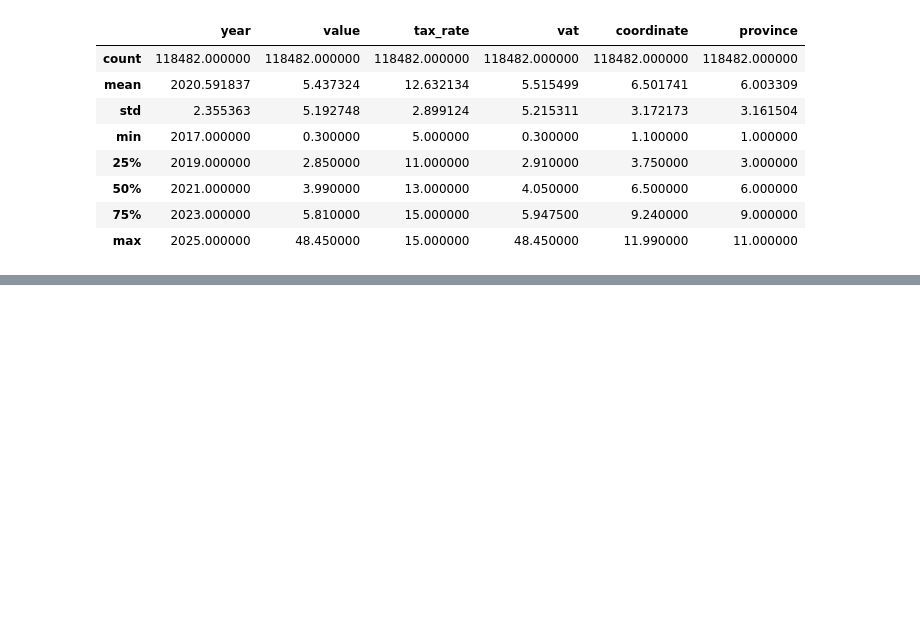
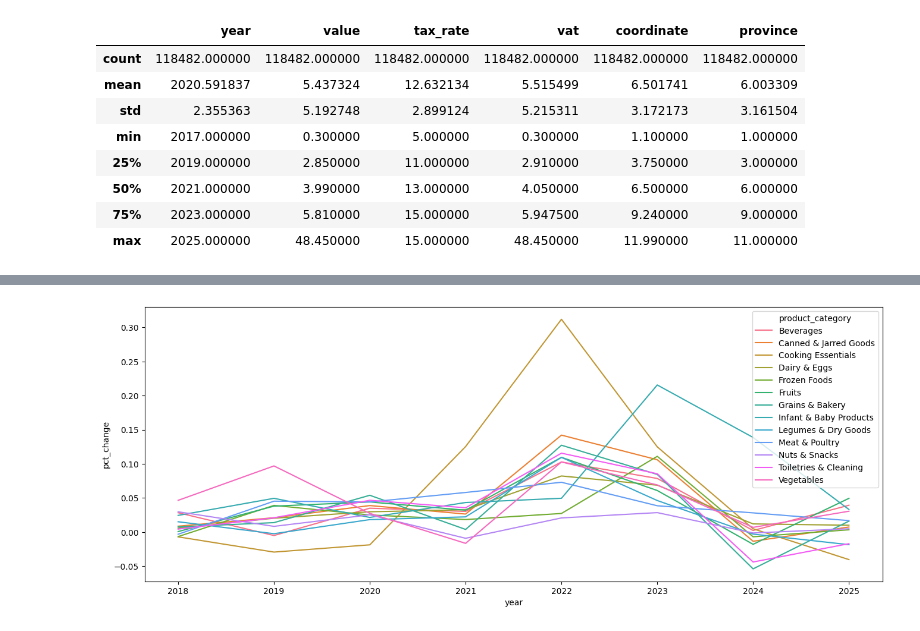
Before and after one commit to Arsh0212/Data-Analysis, a Jupyter notebook: Retail-Data-Analysis/RETAIL_DATA.ipynb, the cells around one changed output, grey strips where cells are left out. Cells and saved outputs as stored; diff of their text form; code cells hidden in the pictures; blank space fills up the shorter version.

```diff
--- a/Retail-Data-Analysis/RETAIL_DATA.ipynb
+++ b/Retail-Data-Analysis/RETAIL_DATA.ipynb
@@ -127,0 +230,4 @@ plt.grid(True)
+# %%
+pct_data = retail_data.groupby(['product_category','year'])['vat'].mean().reset_index(name='mean_vat')
+pct_data['pct_change'] = pct_data.groupby('product_category')['mean_vat'].pct_change()
+pct_data.head(10)
@@ -127,0 +246,6 @@ plt.grid(True)
+# %%
+plt.figure(figsize=(16,6))
+sns.lineplot(data=pct_data.dropna(),x='year',y='pct_change',hue='product_category')
+plt.show()
+# %% [output]
+[figure, added]
```
Also changed, not shown: parts of 27 cells of this notebook.
